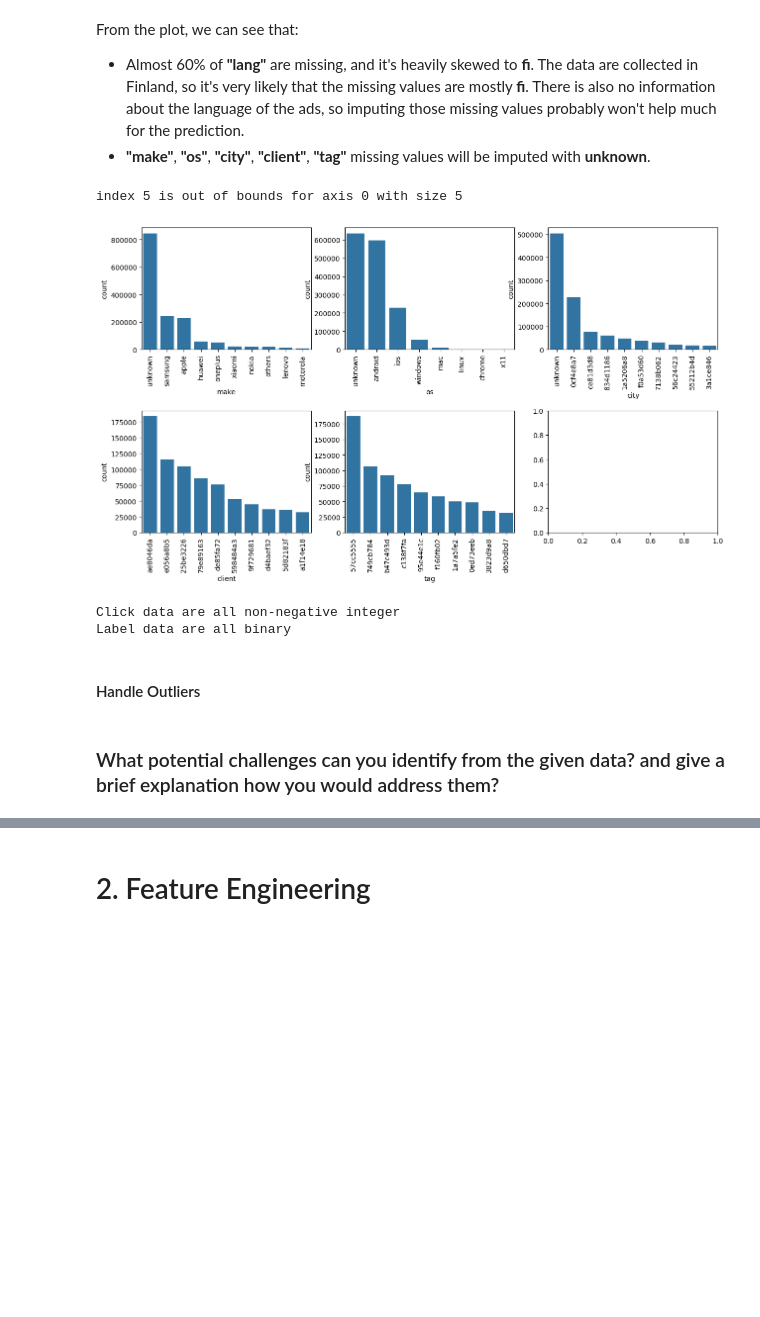
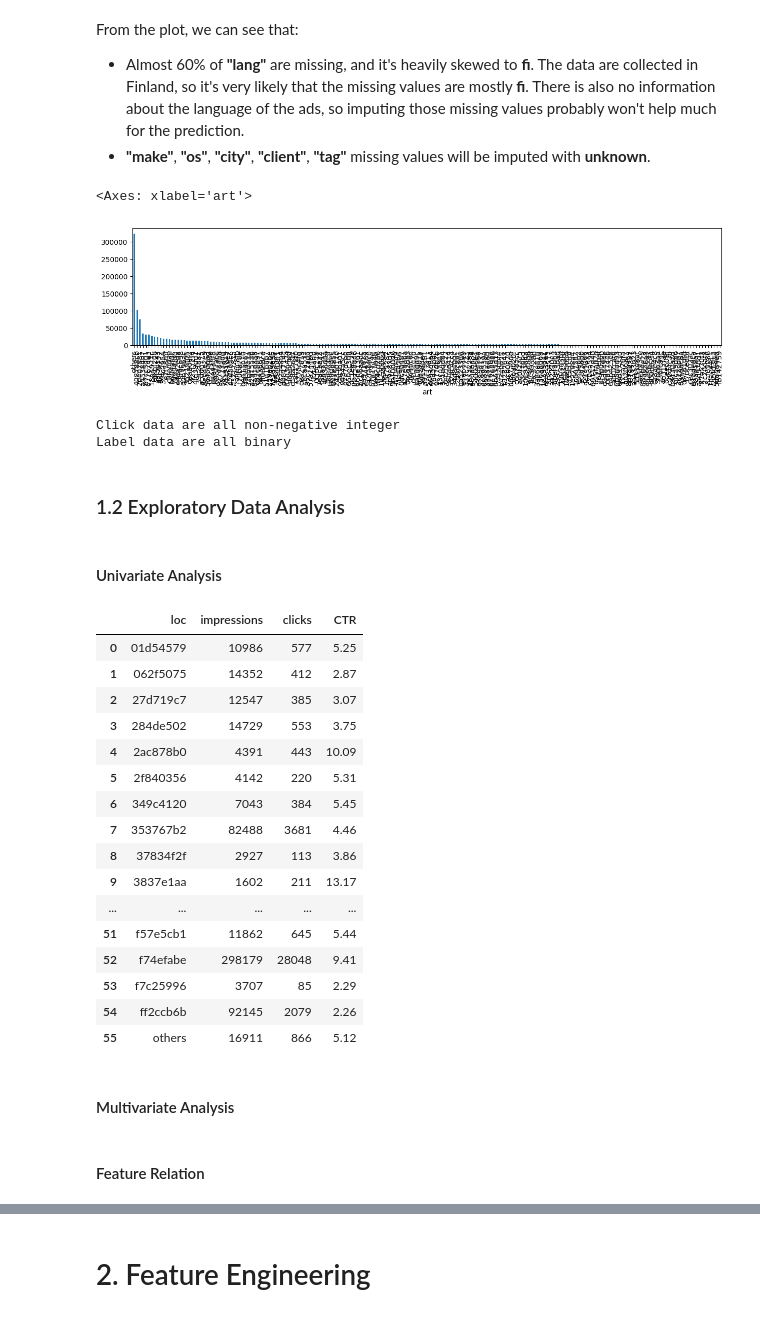
Before and after one commit to vinhng10/readpeak, a Jupyter notebook: DataScientist-Assignment.ipynb, the cells around one changed output, grey strips where cells are left out. Drawn from its saved outputs; the diff is of its cells as text; code cells hidden in the pictures; blank space fills up the shorter version.

```diff
--- a/DataScientist-Assignment.ipynb
+++ b/DataScientist-Assignment.ipynb
@@ -111,29 +103,21 @@ df = df.drop("lang", axis=1)
 
 # Impute missing values with "unknown":
 df = df.fillna("unknown")
-# %%
-# Plot data distribution:
-fig, axes = plt.subplots(2, 3, figsize=(15, 8))
-fig.subplots_adjust(hspace=0.5)
-cols = missings.loc[missings > 0][::-1][1:].index
-
-top = 10
-for i in range(2):
-    for j in range(3):
-        try:
-            col = cols[3 * i + j]
-            sns.countplot(
-                x=col,
-                data=df,
-                order=df[col].value_counts().nlargest(top).index,
-                ax=axes[i, j],
-            )
-            axes[i, j].set_xticklabels(axes[i, j].get_xticklabels(), rotation=90)
-        except Exception as e:
-            print(e)
-# %% [output]
-index 5 is out of bounds for axis 0 with size 5
-[figure, removed]
+# %%
+# For some selected categorical features, any category having less then
+# 0.1% of total data will be change to "others" category:
+threshold = len(df) * 0.001
+for col in ["art", "loc", "tag", "make", "city"]:
+    category_counts = df[col].value_counts()
+    infrequent_categories = category_counts[category_counts < threshold].index
+    df[col] = df[col].map(
+        lambda i: "others" if i in infrequent_categories and i != "unknown" else i
+    )
+# %%
+df["art"].value_counts().plot(kind="bar", figsize=(15, 3))
+# %% [output]
+<Axes: xlabel='art'>
+[figure, added]
 # %%
 # Check data integrity:
 print(
@@ -149,7 +133,3 @@ print(
 # %% [output]
 Click data are all non-negative integer
 Label data are all binary
-# %% [markdown]
-#### Handle Outliers
-# %% [markdown]
-### What potential challenges can you identify from the given data? and give a brief explanation how you would address them?
@@ -157,0 +139,4 @@ Label data are all binary
+# %% [markdown]
+### 1.2 Exploratory Data Analysis
+# %% [markdown]
+#### Univariate Analysis
@@ -157,0 +153,24 @@ Label data are all binary
+# %%
+ctr_per_site
+# %% [output]
+|  | loc | impressions | clicks | CTR |
+| 0 | 01d54579 | 10986 | 577 | 5.25 |
+| 1 | 062f5075 | 14352 | 412 | 2.87 |
+| 2 | 27d719c7 | 12547 | 385 | 3.07 |
+| 3 | 284de502 | 14729 | 553 | 3.75 |
+| 4 | 2ac878b0 | 4391 | 443 | 10.09 |
+| 5 | 2f840356 | 4142 | 220 | 5.31 |
+| 6 | 349c4120 | 7043 | 384 | 5.45 |
+| 7 | 353767b2 | 82488 | 3681 | 4.46 |
+| 8 | 37834f2f | 2927 | 113 | 3.86 |
+| 9 | 3837e1aa | 1602 | 211 | 13.17 |
+| ... | ... | ... | ... | ... |
+| 51 | f57e5cb1 | 11862 | 645 | 5.44 |
+| 52 | f74efabe | 298179 | 28048 | 9.41 |
+| 53 | f7c25996 | 3707 | 85 | 2.29 |
+| 54 | ff2ccb6b | 92145 | 2079 | 2.26 |
+| 55 | others | 16911 | 866 | 5.12 |
+# %% [markdown]
+#### Multivariate Analysis
+# %% [markdown]
+#### Feature Relation
```
Also changed, not shown: parts of 10 cells of this notebook, 1 other file.
